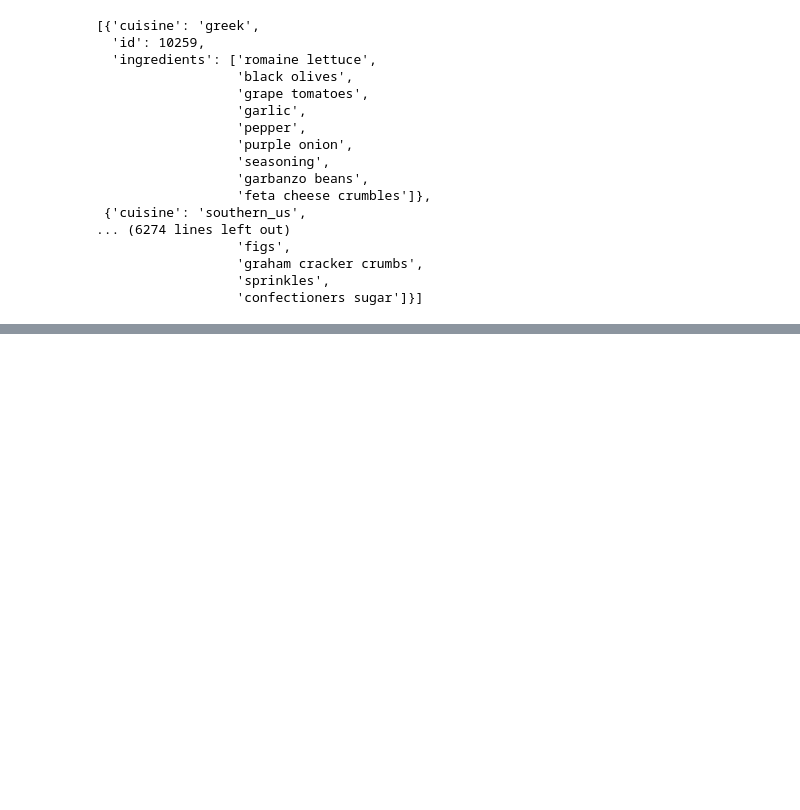
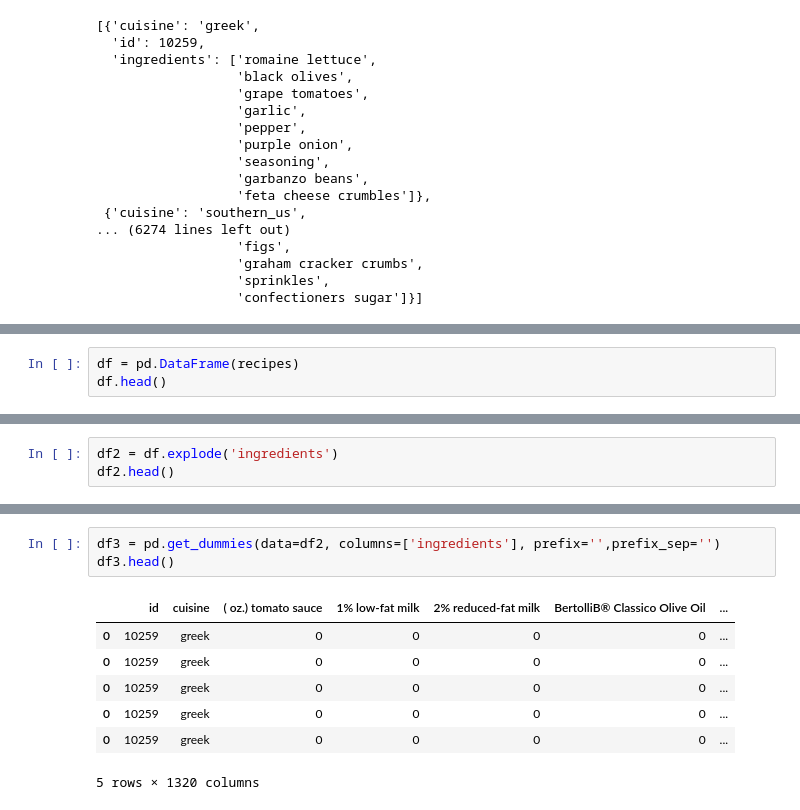
Before and after one commit to lagunovartur/sf_data_science, a Jupyter notebook: unit3/13 работа с файлами/13.1.ipynb, the cells around one changed output, grey strips where cells are left out. Cells and saved outputs as stored; diff of their text form; blank space fills up the shorter version.

```diff
--- a/unit3/13 работа с файлами/13.ipynb
+++ b/unit3/13 работа с файлами/13.1.ipynb
@@ -26,0 +75,3 @@ pprint(recipes)
+# %%
+df = pd.DataFrame(recipes)
+df.head()
@@ -26,0 +85,3 @@ pprint(recipes)
+# %%
+df2 = df.explode('ingredients')
+df2.head()
@@ -26,0 +95,11 @@ pprint(recipes)
+# %%
+df3 = pd.get_dummies(data=df2, columns=['ingredients'], prefix='',prefix_sep='')
+df3.head()
+# %% [output]
+|  | id | cuisine | ( oz.) tomato sauce | 1% low-fat milk | 2% reduced-fat milk | BertolliВ® Classico Olive Oil | ... |
+| 0 | 10259 | greek | 0 | 0 | 0 | 0 | ... |
+| 0 | 10259 | greek | 0 | 0 | 0 | 0 | ... |
+| 0 | 10259 | greek | 0 | 0 | 0 | 0 | ... |
+| 0 | 10259 | greek | 0 | 0 | 0 | 0 | ... |
+| 0 | 10259 | greek | 0 | 0 | 0 | 0 | ... |
+5 rows × 1320 columns
```
Also changed, not shown: parts of 10 cells of this notebook, 5 other files.
